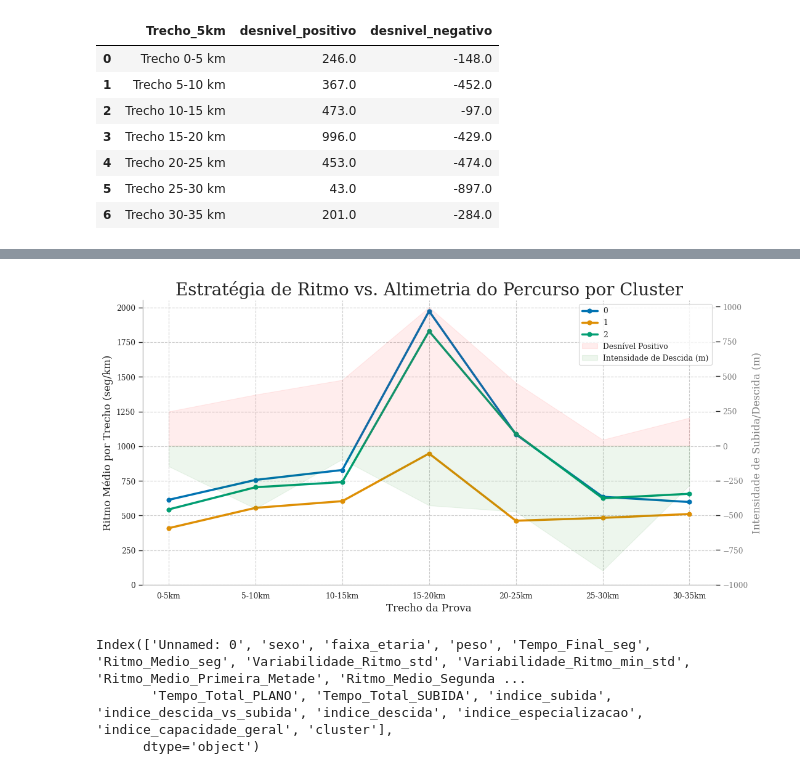
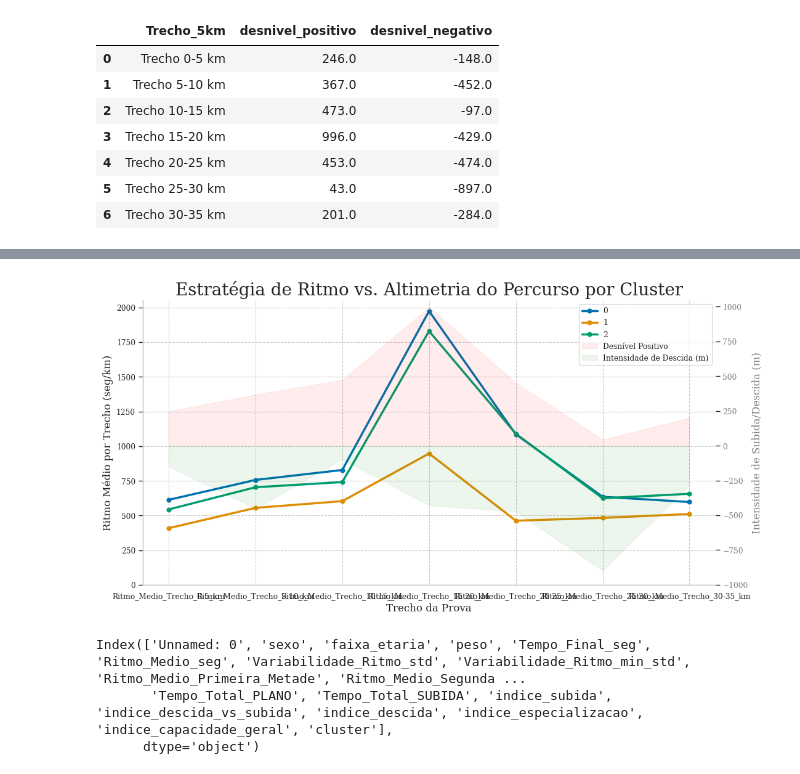
Before and after one commit to joaomts/-strava_analytics, a Jupyter notebook: analises_finais.ipynb, the cells around one changed output, grey strips where cells are left out. Cells and saved outputs as stored; diff of their text form; code cells hidden in the pictures.

```diff
--- a/analises_finais.ipynb
+++ b/analises_finais.ipynb
@@ -965,16 +965,6 @@ perfis_ritmo = perfis_clusters2[
     colunas_ritmo_trechos
 ].T  # .T para transpor (facilita o plot)
 
-# Renomeando o índice para ficar mais claro
-perfis_ritmo.index = [
-    "0-5km",
-    "5-10km",
-    "10-15km",
-    "15-20km",
-    "20-25km",
-    "25-30km",
-    "30-35km",
-]
 
 # Plote o gráfico de linhas do ritmo no primeiro eixo (ax1)
 perfis_ritmo.plot(
@@ -1005,34 +995,34 @@ ax2.fill_between(
 
 # Estética do eixo 2 (Desnível)
 ax2.set_ylabel("Desnível Positivo Acumulado (m)", color="gray", fontsize=12)
 ax2.tick_params(axis="y", labelcolor="gray")
 ax2.grid(False)
 ax2.set_ylim(bottom=-100)  # Garante que o eixo Y do desnível comece no zero
 
 # Plotando a ÁREA para DESNÍVEL NEGATIVO (Descidas)
 ax2.fill_between(
     df_desnivel.index,
     df_desnivel["desnivel_negativo"],
     y2=0,
     color="green",  # Cor diferente para as descidas
     alpha=0.07,
     label="Intensidade de Descida (m)",
     zorder=0,
 )
 
 ax2.set_ylabel("Intensidade de Subida/Descida (m)", color="gray", fontsize=12)
 ax2.tick_params(axis="y", labelcolor="gray")
 ax2.grid(False)
 ax2.set_ylim(bottom=-1000)
 
 # Unificar as legendas
 lines, labels = ax1.get_legend_handles_labels()
 areas, area_labels = ax2.get_legend_handles_labels()
 ax1.legend(lines + areas, labels + area_labels, loc="upper right")
 
 plt.show()
 # %% [output]
-[figure, old version]
+[figure, new version]
 # %%
 df_with_clusters.columns
 # %% [output]
```
Also changed, not shown: parts of 13 cells of this notebook.
